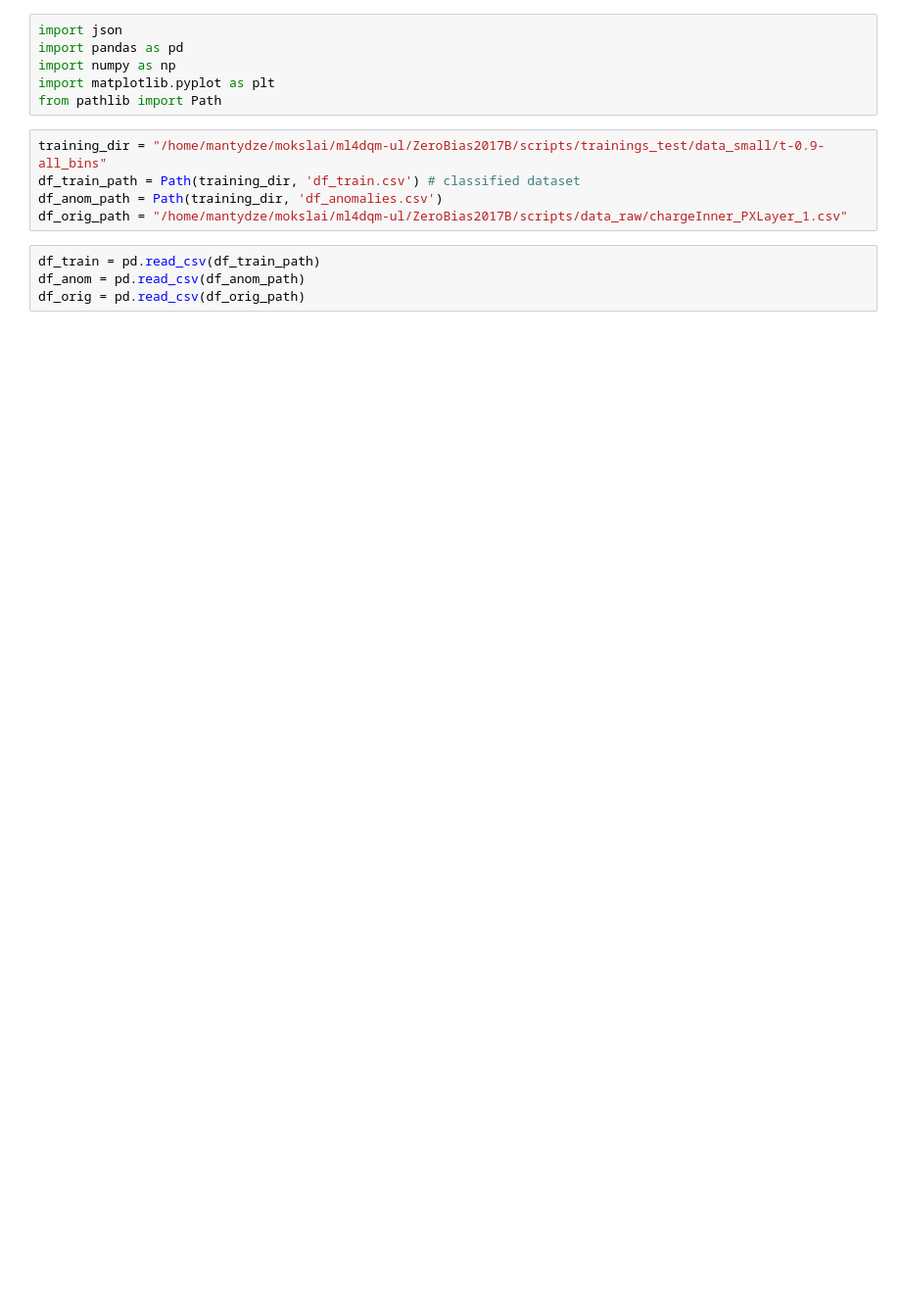
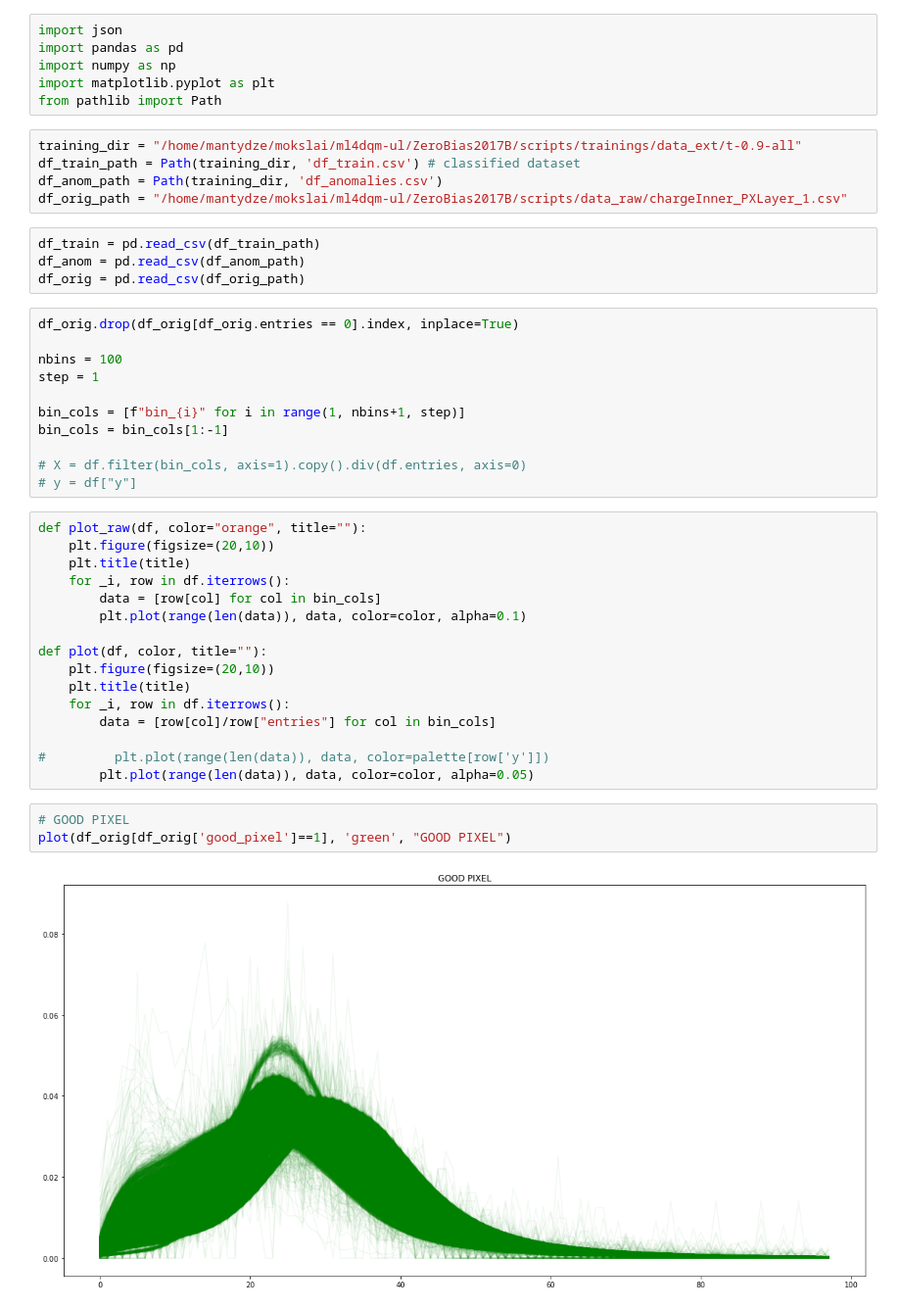
Before and after one commit to mantydze/ml4dqm-ul, a Jupyter notebook: ZeroBias2017B/scripts/src/evaluate.ipynb, the cells around one changed output. Shown at 98% size. Saved outputs shown, nothing was run; the diff lists cells and outputs as text; blank space fills up the shorter version.

```diff
--- a/ZeroBias2017B/scripts/src/evaluate.ipynb
+++ b/ZeroBias2017B/scripts/src/evaluate.ipynb
@@ -5,7 +5,7 @@ import numpy as np
 import matplotlib.pyplot as plt
 from pathlib import Path
 # %%
-training_dir = "/home/mantydze/mokslai/ml4dqm-ul/ZeroBias2017B/scripts/trainings_test/data_small/t-0.9-all_bins"
+training_dir = "/home/mantydze/mokslai/ml4dqm-ul/ZeroBias2017B/scripts/trainings/data_ext/t-0.9-all"
 df_train_path = Path(training_dir, 'df_train.csv') # classified dataset
 df_anom_path = Path(training_dir, 'df_anomalies.csv')
 df_orig_path = "/home/mantydze/mokslai/ml4dqm-ul/ZeroBias2017B/scripts/data_raw/chargeInner_PXLayer_1.csv"
@@ -13,3 +13,35 @@ df_orig_path = "/home/mantydze/mokslai/ml4dqm-ul/ZeroBias2017B/scripts/data_raw/
 df_train = pd.read_csv(df_train_path)
 df_anom = pd.read_csv(df_anom_path)
 df_orig = pd.read_csv(df_orig_path)
+# %%
+df_orig.drop(df_orig[df_orig.entries == 0].index, inplace=True)
+
+nbins = 100
+step = 1
+
+bin_cols = [f"bin_{i}" for i in range(1, nbins+1, step)]
+bin_cols = bin_cols[1:-1]
+
+# X = df.filter(bin_cols, axis=1).copy().div(df.entries, axis=0)
+# y = df["y"]
+# %%
+def plot_raw(df, color="orange", title=""):
+    plt.figure(figsize=(20,10))
+    plt.title(title)
+    for _i, row in df.iterrows():
+        data = [row[col] for col in bin_cols]
+        plt.plot(range(len(data)), data, color=color, alpha=0.1)
+
+def plot(df, color, title=""):
+    plt.figure(figsize=(20,10))
+    plt.title(title)
+    for _i, row in df.iterrows():
+        data = [row[col]/row["entries"] for col in bin_cols]
+
+#         plt.plot(range(len(data)), data, color=palette[row['y']])
+        plt.plot(range(len(data)), data, color=color, alpha=0.05)
+# %%
+# GOOD PIXEL
+plot(df_orig[df_orig['good_pixel']==1], 'green', "GOOD PIXEL")
+# %% [output]
+[figure, added]
```
Also changed, not shown: parts of 10 cells of this notebook, 11 other files.
